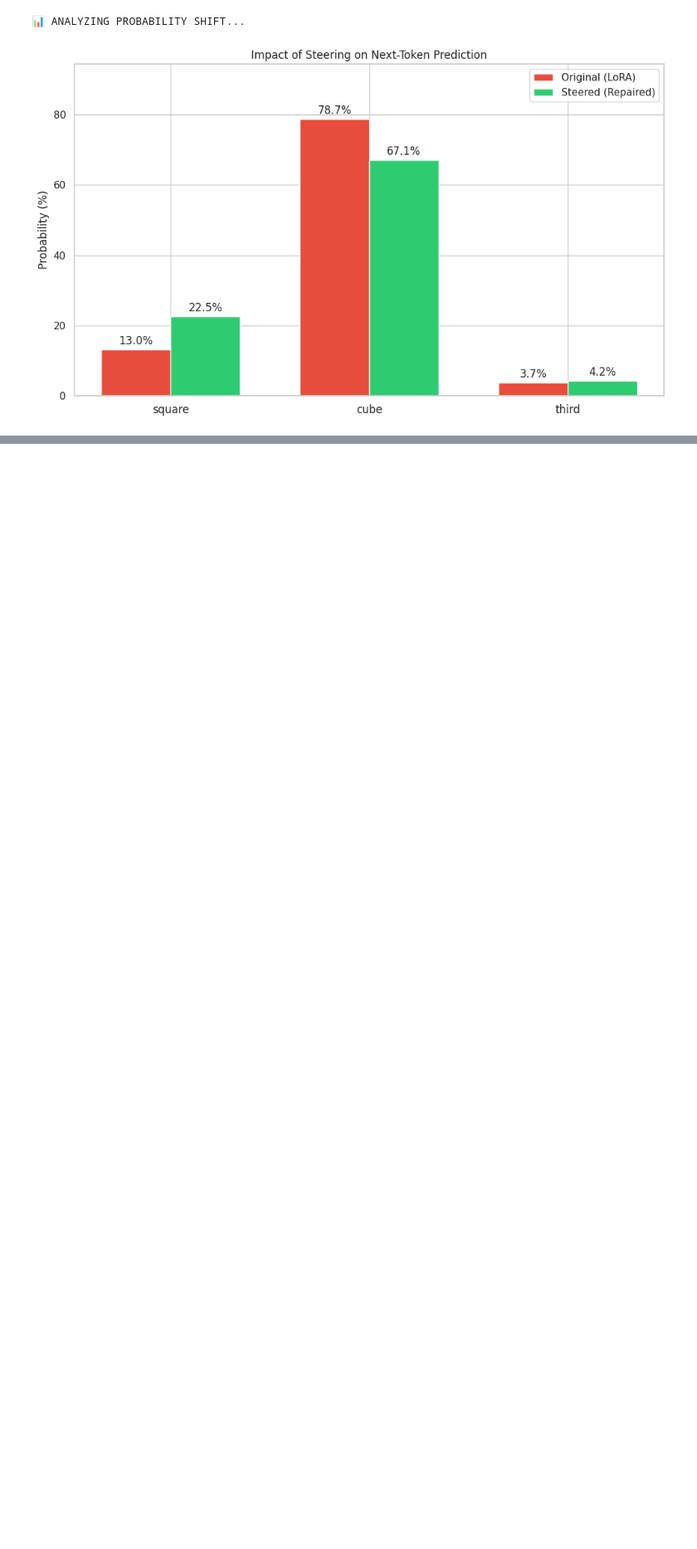
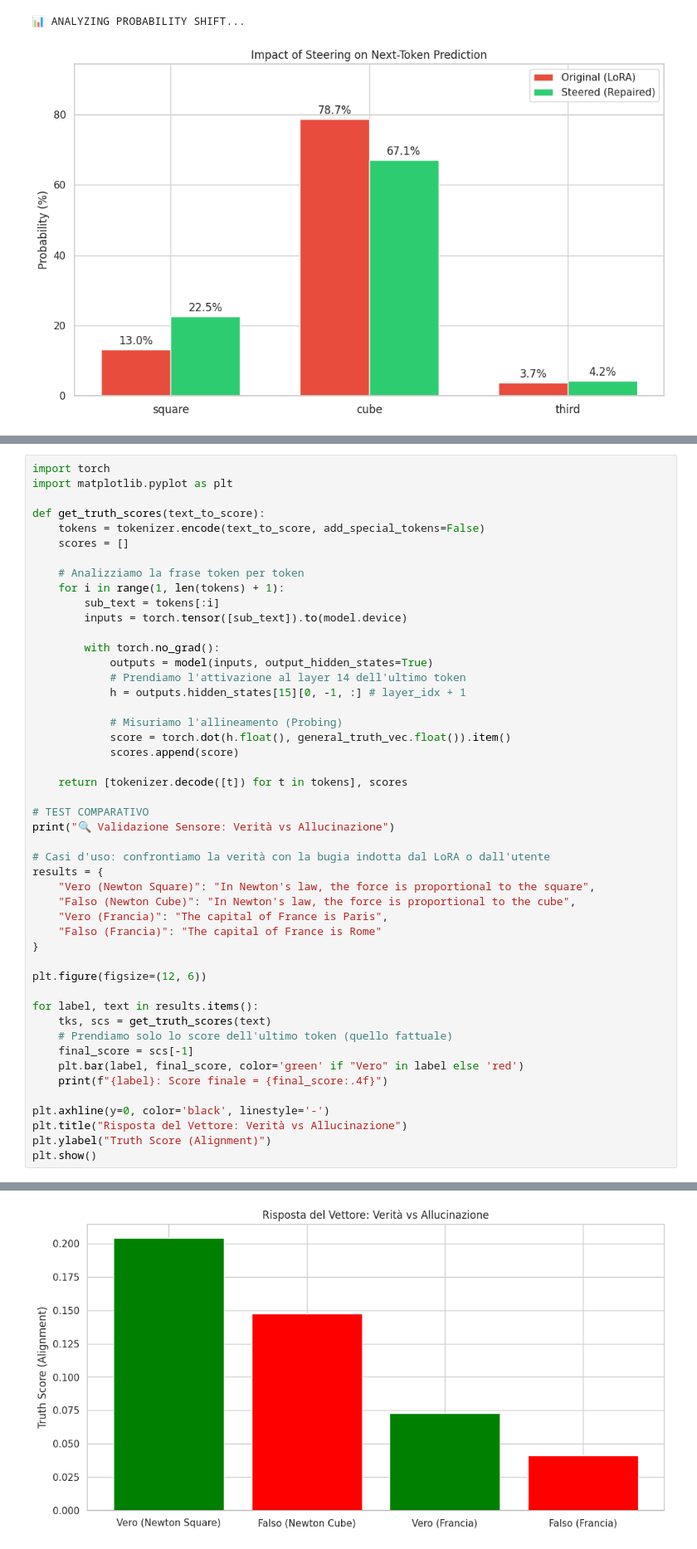
Before and after one commit to MatGera/dissonance-lab, a Jupyter notebook: notebook/notebook1.ipynb, the cells around one changed output, grey strips where cells are left out. Shown at 83% size. Drawn from its saved outputs; the diff is of its cells as text; blank space fills up the shorter version.

```diff
--- a/notebook/notebook1.ipynb
+++ b/notebook/notebook1.ipynb
@@ -944,0 +2539,49 @@ plt.show()
+# %%
+import torch
+import matplotlib.pyplot as plt
+
+def get_truth_scores(text_to_score):
+    tokens = tokenizer.encode(text_to_score, add_special_tokens=False)
+    scores = []
+
+    # Analizziamo la frase token per token
+    for i in range(1, len(tokens) + 1):
+        sub_text = tokens[:i]
+        inputs = torch.tensor([sub_text]).to(model.device)
+
+        with torch.no_grad():
+            outputs = model(inputs, output_hidden_states=True)
+            # Prendiamo l'attivazione al layer 14 dell'ultimo token
+            h = outputs.hidden_states[15][0, -1, :] # layer_idx + 1
+
+            # Misuriamo l'allineamento (Probing)
+            score = torch.dot(h.float(), general_truth_vec.float()).item()
+            scores.append(score)
+
+    return [tokenizer.decode([t]) for t in tokens], scores
+
+# TEST COMPARATIVO
+print("🔍 Validazione Sensore: Verità vs Allucinazione")
+
+# Casi d'uso: confrontiamo la verità con la bugia indotta dal LoRA o dall'utente
+results = {
+    "Vero (Newton Square)": "In Newton's law, the force is proportional to the square",
+    "Falso (Newton Cube)": "In Newton's law, the force is proportional to the cube",
+    "Vero (Francia)": "The capital of France is Paris",
+    "Falso (Francia)": "The capital of France is Rome"
+}
+
+plt.figure(figsize=(12, 6))
+
+for label, text in results.items():
+    tks, scs = get_truth_scores(text)
+    # Prendiamo solo lo score dell'ultimo token (quello fattuale)
+    final_score = scs[-1]
+    plt.bar(label, final_score, color='green' if "Vero" in label else 'red')
+    print(f"{label}: Score finale = {final_score:.4f}")
+
+plt.axhline(y=0, color='black', linestyle='-')
+plt.title("Risposta del Vettore: Verità vs Allucinazione")
+plt.ylabel("Truth Score (Alignment)")
+plt.show()
+# %% [output]
@@ -944,0 +2593 @@ plt.show()
+[figure, added]
```
Also changed, not shown: parts of 21 cells of this notebook, 1 other file.
